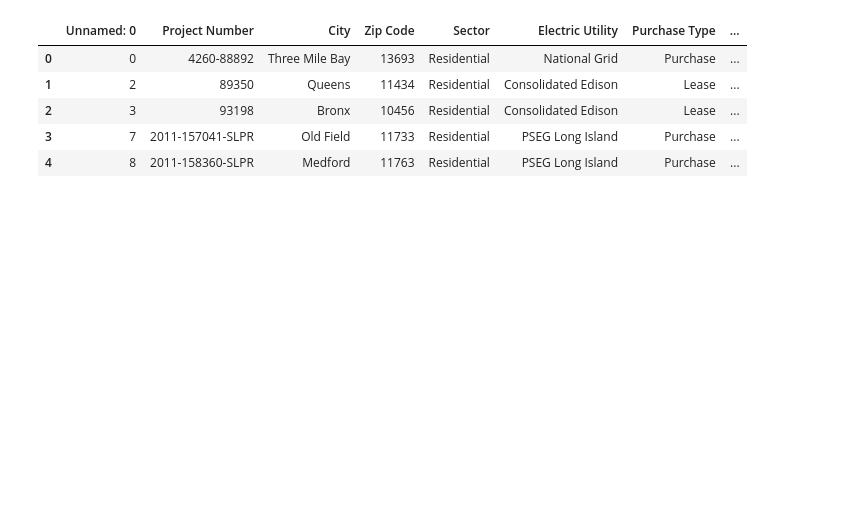
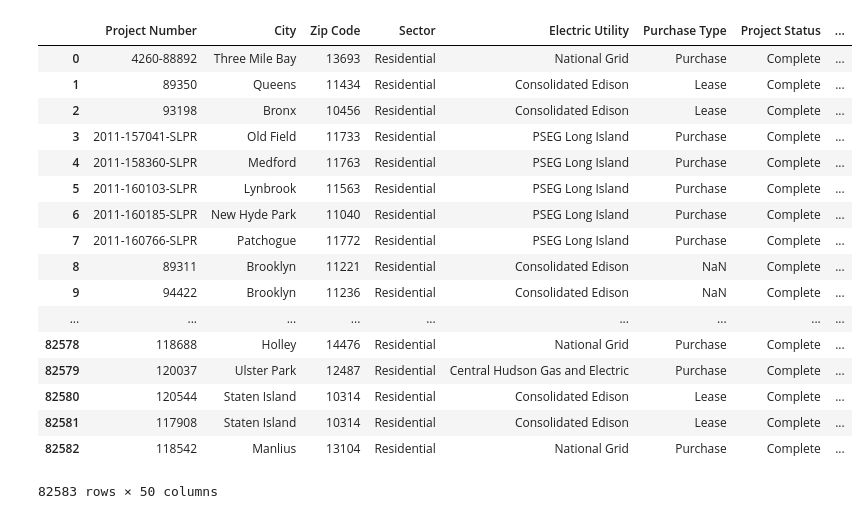
Before and after one commit to nasavish/TeamGreenTech, a Jupyter notebook: Resources/Final_merge.ipynb, the cells around one changed output. Cells and saved outputs as stored; diff of their text form; code cells hidden in the pictures; blank space fills up the shorter version.

Commit message:
updated project_data_final.csv

```diff
--- a/Resources/Final_merge.ipynb
+++ b/Resources/Final_merge.ipynb
@@ -7,15 +7,38 @@ from datetime import datetime
 import time
 # %%
 file = 'Solar_installation_data.csv'
+file1 = 'census_raw.csv'
 
-solar = pd.read_csv(file)
-solar.head()
+solar_df = pd.read_csv(file)
+census_df = pd.read_csv(file1)
+# solar.head()
+# census.head()
-# %% [output]
-|  | Unnamed: 0 | Project Number | City | Zip Code | Sector | Electric Utility | Purchase Type | ... |
-| 0 | 0 | 4260-88892 | Three Mile Bay | 13693 | Residential | National Grid | Purchase | ... |
-| 1 | 2 | 89350 | Queens | 11434 | Residential | Consolidated Edison | Lease | ... |
-| 2 | 3 | 93198 | Bronx | 10456 | Residential | Consolidated Edison | Lease | ... |
-| 3 | 7 | 2011-157041-SLPR | Old Field | 11733 | Residential | PSEG Long Island | Purchase | ... |
-| 4 | 8 | 2011-158360-SLPR | Medford | 11763 | Residential | PSEG Long Island | Purchase | ... |
+# %%
+# Change Zipcode column name in census_df to match Zip Code column name in solar_df
+census_df = census_df.rename(columns={'Zipcode':'Zip Code'})
+
+# Merge solar_df and census_df
+df = solar_df.merge(census_df, on = 'Zip Code', how='left')
+df = df.drop(columns=['Unnamed: 0'])
+df
+# %% [output]
+|  | Project Number | City | Zip Code | Sector | Electric Utility | Purchase Type | Project Status | ... |
+| 0 | 4260-88892 | Three Mile Bay | 13693 | Residential | National Grid | Purchase | Complete | ... |
+| 1 | 89350 | Queens | 11434 | Residential | Consolidated Edison | Lease | Complete | ... |
+| 2 | 93198 | Bronx | 10456 | Residential | Consolidated Edison | Lease | Complete | ... |
+| 3 | 2011-157041-SLPR | Old Field | 11733 | Residential | PSEG Long Island | Purchase | Complete | ... |
+| 4 | 2011-158360-SLPR | Medford | 11763 | Residential | PSEG Long Island | Purchase | Complete | ... |
+| 5 | 2011-160103-SLPR | Lynbrook | 11563 | Residential | PSEG Long Island | Purchase | Complete | ... |
+| 6 | 2011-160185-SLPR | New Hyde Park | 11040 | Residential | PSEG Long Island | Purchase | Complete | ... |
+| 7 | 2011-160766-SLPR | Patchogue | 11772 | Residential | PSEG Long Island | Purchase | Complete | ... |
+| 8 | 89311 | Brooklyn | 11221 | Residential | Consolidated Edison | NaN | Complete | ... |
+| 9 | 94422 | Brooklyn | 11236 | Residential | Consolidated Edison | NaN | Complete | ... |
+| ... | ... | ... | ... | ... | ... | ... | ... | ... |
+| 82578 | 118688 | Holley | 14476 | Residential | National Grid | Purchase | Complete | ... |
+| 82579 | 120037 | Ulster Park | 12487 | Residential | Central Hudson Gas and Electric | Purchase | Complete | ... |
+| 82580 | 120544 | Staten Island | 10314 | Residential | Consolidated Edison | Lease | Complete | ... |
+| 82581 | 117908 | Staten Island | 10314 | Residential | Consolidated Edison | Lease | Complete | ... |
+| 82582 | 118542 | Manlius | 13104 | Residential | National Grid | Purchase | Complete | ... |
+82583 rows × 50 columns
 # %%
 #Convert Date variables to datetime
```
Also changed, not shown: parts of 2 cells of this notebook, 2 other files.
